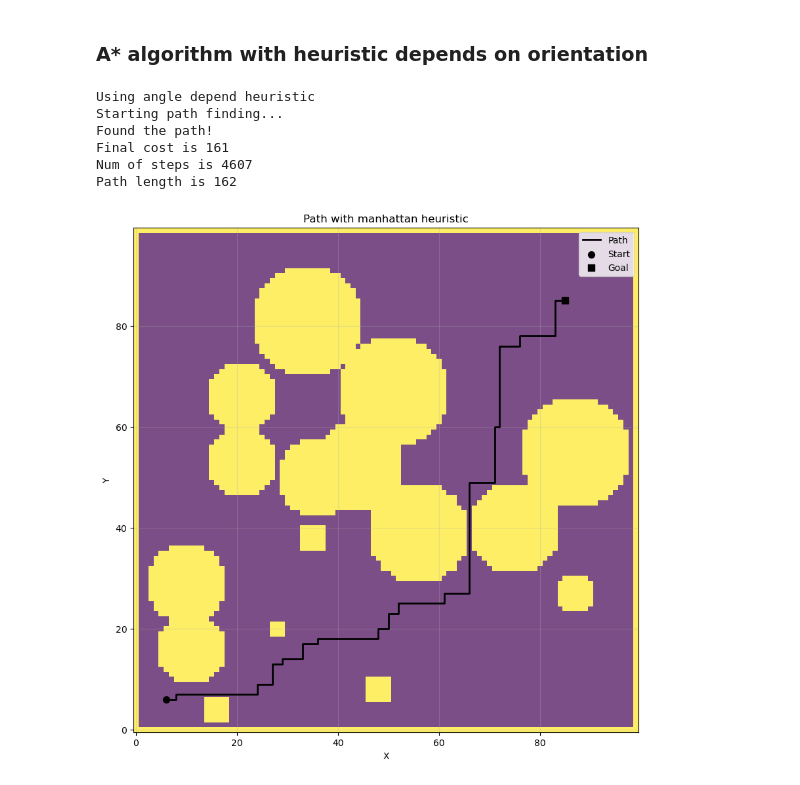
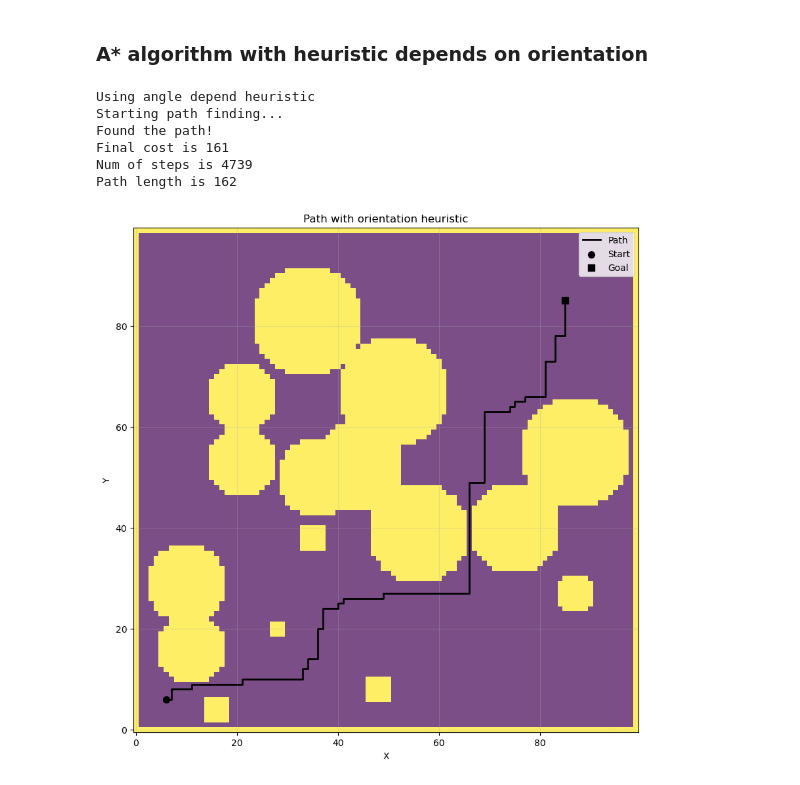
Before and after one commit to oliaiaia/discrete_planning, a Jupyter notebook: main.ipynb, the cells around one changed output. Drawn from its saved outputs; the diff is of its cells as text; code cells hidden in the pictures.

```diff
--- a/main.ipynb
+++ b/main.ipynb
@@ -243,17 +243,17 @@ Path length is 163
 # %%
 planner_orientation = astar_planner.AStar(environment_list, rod_list, "orientation")
 
 start_x, start_y, start_theta = 6, 6, 2
 goal_x, goal_y, goal_theta = 85, 85, 0
 
 path_orientation = planner_orientation.find_path(start_x, start_y, start_theta, goal_x, goal_y, goal_theta)
 
-plot_path(environment, path_orientation, "Path with manhattan heuristic")
+plot_path(environment, path_orientation, "Path with orientation heuristic")
 # %% [output]
 Using angle depend heuristic
 Starting path finding...
 Found the path!
 Final cost is 161
-Num of steps is 4607
+Num of steps is 4739
 Path length is 162
-[figure, old version]
+[figure, new version]
```
Also changed, not shown: parts of 2 cells of this notebook, 4 other files.
